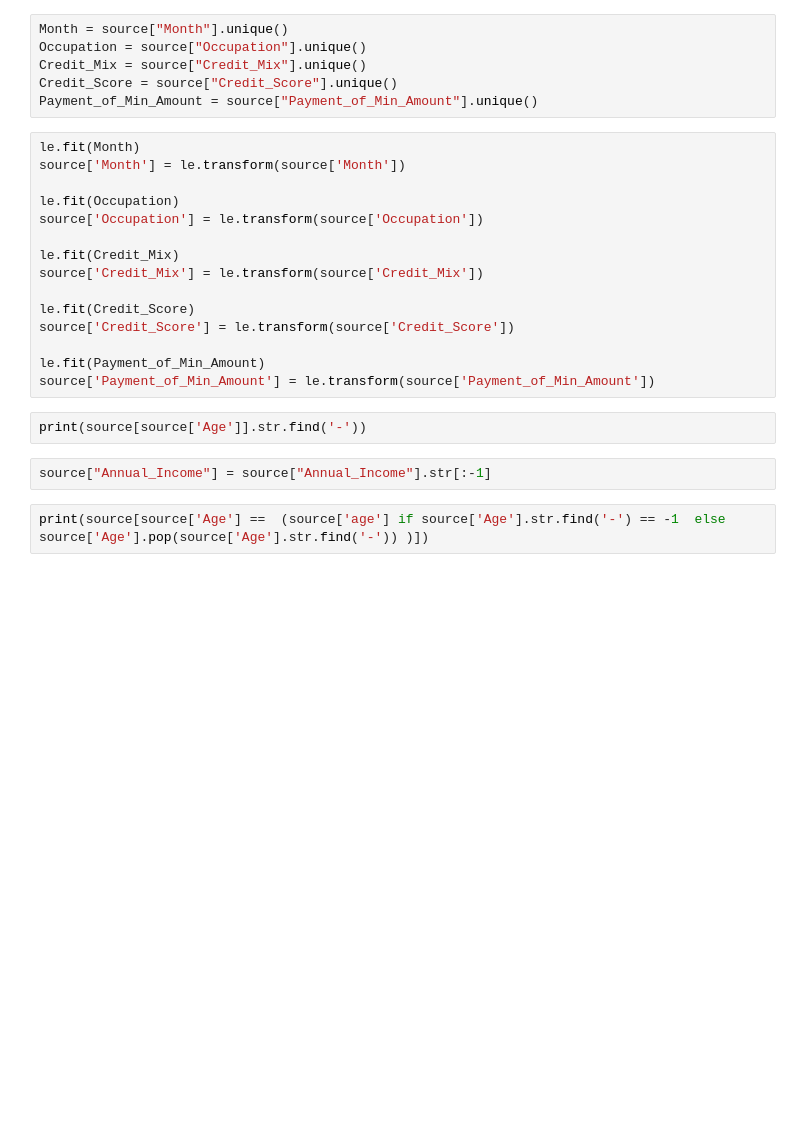
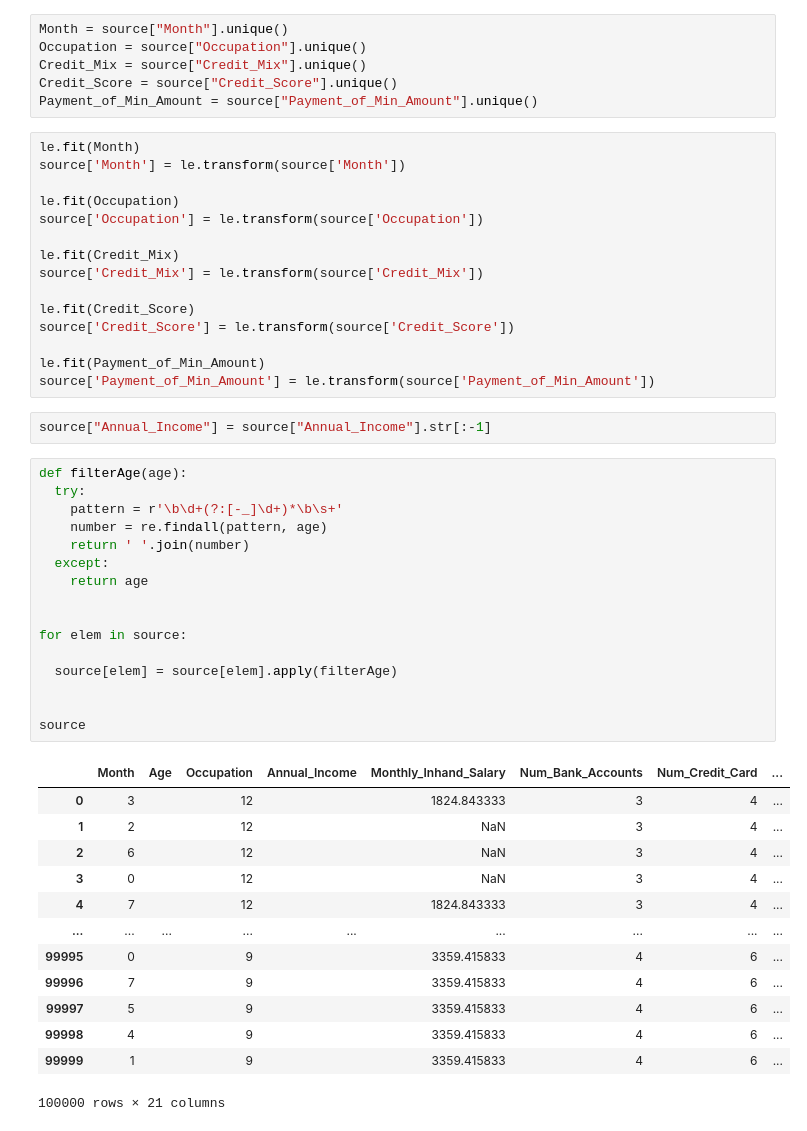
Before and after one commit to joaopedropastura/credit_score_ai, a Jupyter notebook: CreaditClassification.ipynb, the cells around one changed output. Cells and saved outputs as stored; diff of their text form; blank space fills up the shorter version.

```diff
--- a/CreaditClassification.ipynb
+++ b/CreaditClassification.ipynb
@@ -43,9 +43,35 @@ source['Credit_Score'] = le.transform(source['Credit_Score'])
 
 le.fit(Payment_of_Min_Amount)
 source['Payment_of_Min_Amount'] = le.transform(source['Payment_of_Min_Amount'])
-# %%
-print(source[source['Age']].str.find('-'))
 # %%
 source["Annual_Income"] = source["Annual_Income"].str[:-1]
-# %%
-print(source[source['Age'] ==  (source['age'] if source['Age'].str.find('-') == -1  else source['Age'].pop(source['Age'].str.find('-')) )])
+# %%
+def filterAge(age):
+  try:
+    pattern = r'\b\d+(?:[-_]\d+)*\b\s+'
+    number = re.findall(pattern, age)
+    return ' '.join(number)
+  except:
+    return age
+
+
+for elem in source:
+
+  source[elem] = source[elem].apply(filterAge)
+
+
+source
+# %% [output]
+|  | Month | Age | Occupation | Annual_Income | Monthly_Inhand_Salary | Num_Bank_Accounts | Num_Credit_Card | ... |
+| 0 | 3 |  | 12 |  | 1824.843333 | 3 | 4 | ... |
+| 1 | 2 |  | 12 |  | NaN | 3 | 4 | ... |
+| 2 | 6 |  | 12 |  | NaN | 3 | 4 | ... |
+| 3 | 0 |  | 12 |  | NaN | 3 | 4 | ... |
+| 4 | 7 |  | 12 |  | 1824.843333 | 3 | 4 | ... |
+| ... | ... | ... | ... | ... | ... | ... | ... | ... |
+| 99995 | 0 |  | 9 |  | 3359.415833 | 4 | 6 | ... |
+| 99996 | 7 |  | 9 |  | 3359.415833 | 4 | 6 | ... |
+| 99997 | 5 |  | 9 |  | 3359.415833 | 4 | 6 | ... |
+| 99998 | 4 |  | 9 |  | 3359.415833 | 4 | 6 | ... |
+| 99999 | 1 |  | 9 |  | 3359.415833 | 4 | 6 | ... |
+100000 rows × 21 columns
```
Also changed, not shown: parts of 5 cells of this notebook.
